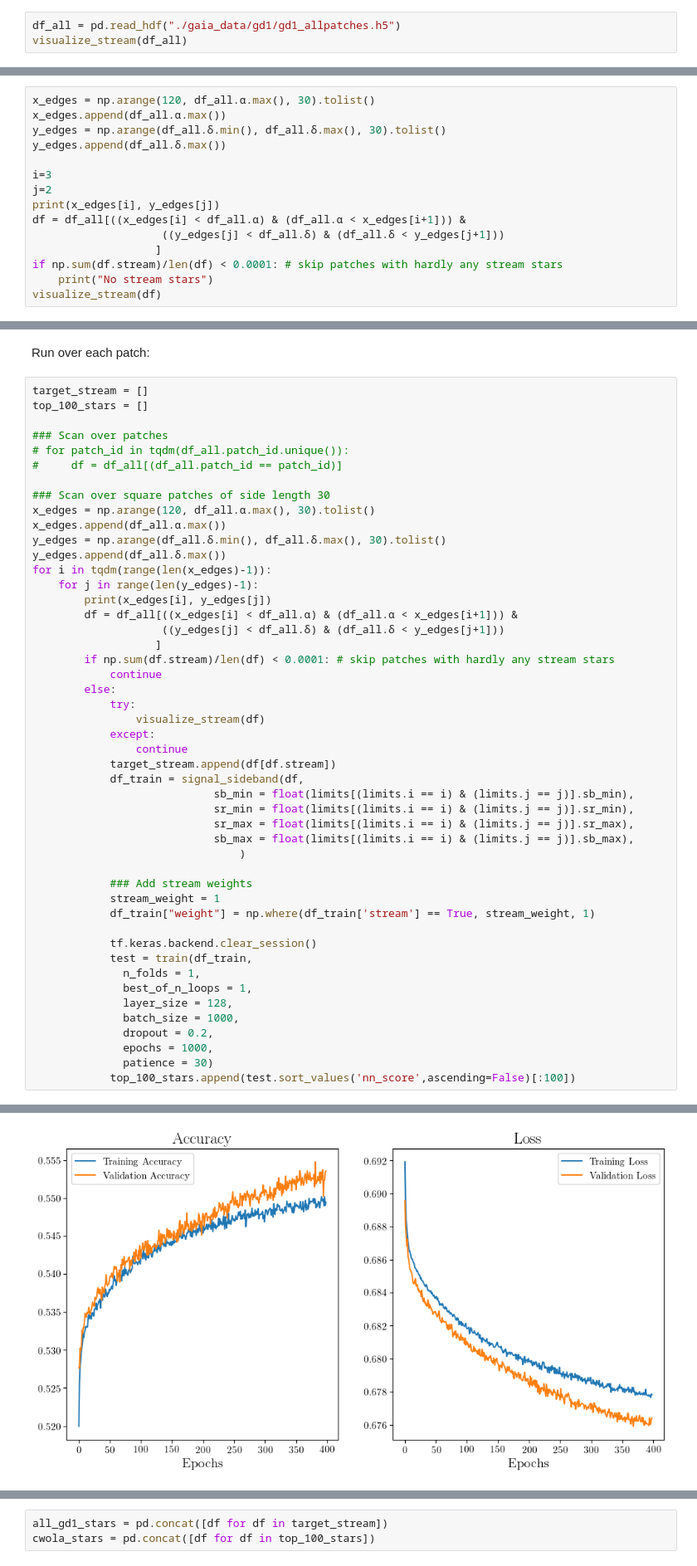
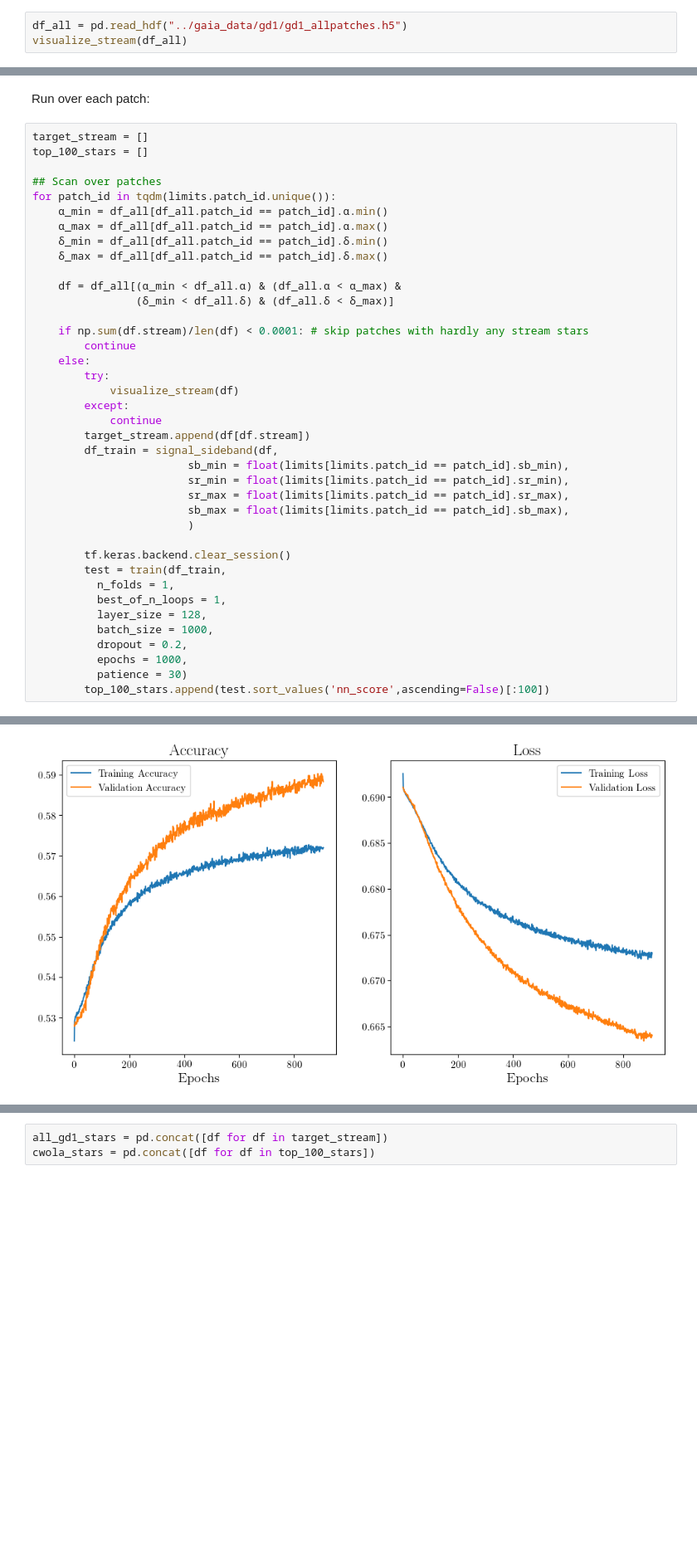
Before and after one commit to hep-lbdl/GaiaCWoLa, a Jupyter notebook: notebooks/all_gd1.ipynb, the cells around one changed output, grey strips where cells are left out. Shown at 83% size. Drawn from its saved outputs; the diff is of its cells as text; blank space fills up the shorter version.

```diff
--- a/notebooks/all_gd1.ipynb
+++ b/notebooks/all_gd1.ipynb
@@ -320,7 +305,7 @@ plt.ylabel(r"$\mu_\delta$");
 # %% [markdown]
 # Run on each of the 21 GD1 patches
 # %%
-df_all = pd.read_hdf("./gaia_data/gd1/gd1_allpatches.h5")
+df_all = pd.read_hdf("../gaia_data/gd1/gd1_allpatches.h5")
 visualize_stream(df_all)
 # %% [output]
 [figure]
@@ -348,15 +351,0 @@ limits
-# %%
-x_edges = np.arange(120, df_all.α.max(), 30).tolist()
-x_edges.append(df_all.α.max())
-y_edges = np.arange(df_all.δ.min(), df_all.δ.max(), 30).tolist()
-y_edges.append(df_all.δ.max())
-
-i=3
-j=2
-print(x_edges[i], y_edges[j])
-df = df_all[((x_edges[i] < df_all.α) & (df_all.α < x_edges[i+1])) &
-                    ((y_edges[j] < df_all.δ) & (df_all.δ < y_edges[j+1]))
-                   ]
-if np.sum(df.stream)/len(df) < 0.0001: # skip patches with hardly any stream stars
-    print("No stream stars")
-visualize_stream(df)
@@ -371,48 +355,39 @@ Run over each patch:
 target_stream = []
 top_100_stars = []
 
-### Scan over patches
-# for patch_id in tqdm(df_all.patch_id.unique()):
-#     df = df_all[(df_all.patch_id == patch_id)]
+## Scan over patches
+for patch_id in tqdm(limits.patch_id.unique()):
+    α_min = df_all[df_all.patch_id == patch_id].α.min()
+    α_max = df_all[df_all.patch_id == patch_id].α.max()
+    δ_min = df_all[df_all.patch_id == patch_id].δ.min()
+    δ_max = df_all[df_all.patch_id == patch_id].δ.max()
 
-### Scan over square patches of side length 30
-x_edges = np.arange(120, df_all.α.max(), 30).tolist()
-x_edges.append(df_all.α.max())
-y_edges = np.arange(df_all.δ.min(), df_all.δ.max(), 30).tolist()
-y_edges.append(df_all.δ.max())
-for i in tqdm(range(len(x_edges)-1)):
-    for j in range(len(y_edges)-1):
-        print(x_edges[i], y_edges[j])
-        df = df_all[((x_edges[i] < df_all.α) & (df_all.α < x_edges[i+1])) &
-                    ((y_edges[j] < df_all.δ) & (df_all.δ < y_edges[j+1]))
-                   ]
-        if np.sum(df.stream)/len(df) < 0.0001: # skip patches with hardly any stream stars
+    df = df_all[(α_min < df_all.α) & (df_all.α < α_max) &
+                (δ_min < df_all.δ) & (df_all.δ < δ_max)]
+
+    if np.sum(df.stream)/len(df) < 0.0001: # skip patches with hardly any stream stars
+        continue
+    else:
+        try:
+            visualize_stream(df)
+        except:
             continue
-        else:
-            try:
-                visualize_stream(df)
-            except:
-                continue
-            target_stream.append(df[df.stream])
-            df_train = signal_sideband(df,
-                            sb_min = float(limits[(limits.i == i) & (limits.j == j)].sb_min),
-                            sr_min = float(limits[(limits.i == i) & (limits.j == j)].sr_min),
-                            sr_max = float(limits[(limits.i == i) & (limits.j == j)].sr_max),
-                            sb_max = float(limits[(limits.i == i) & (limits.j == j)].sb_max),
-                                )
+        target_stream.append(df[df.stream])
+        df_train = signal_sideband(df,
+                        sb_min = float(limits[limits.patch_id == patch_id].sb_min),
+                        sr_min = float(limits[limits.patch_id == patch_id].sr_min),
+                        sr_max = float(limits[limits.patch_id == patch_id].sr_max),
+                        sb_max = float(limits[limits.patch_id == patch_id].sb_max),
+                        )
 
-            ### Add stream weights
-            stream_weight = 1
-            df_train["weight"] = np.where(df_train['stream'] == True, stream_weight, 1)
-
-            tf.keras.backend.clear_session()
-            test = train(df_train,
-              n_folds = 1,
-              best_of_n_loops = 1,
-              layer_size = 128,
-              batch_size = 1000,
-              dropout = 0.2,
-              epochs = 1000,
-              patience = 30)
-            top_100_stars.append(test.sort_values('nn_score',ascending=False)[:100])
+        tf.keras.backend.clear_session()
+        test = train(df_train,
+          n_folds = 1,
+          best_of_n_loops = 1,
+          layer_size = 128,
+          batch_size = 1000,
+          dropout = 0.2,
+          epochs = 1000,
+          patience = 30)
+        top_100_stars.append(test.sort_values('nn_score',ascending=False)[:100])
 # %% [output]
@@ -440 +410 @@ Top 100 stars: Purity = 0.0%
-[figure, old version]
+[figure, new version]
```
Also changed, not shown: parts of 11 cells of this notebook, 3 other files.
